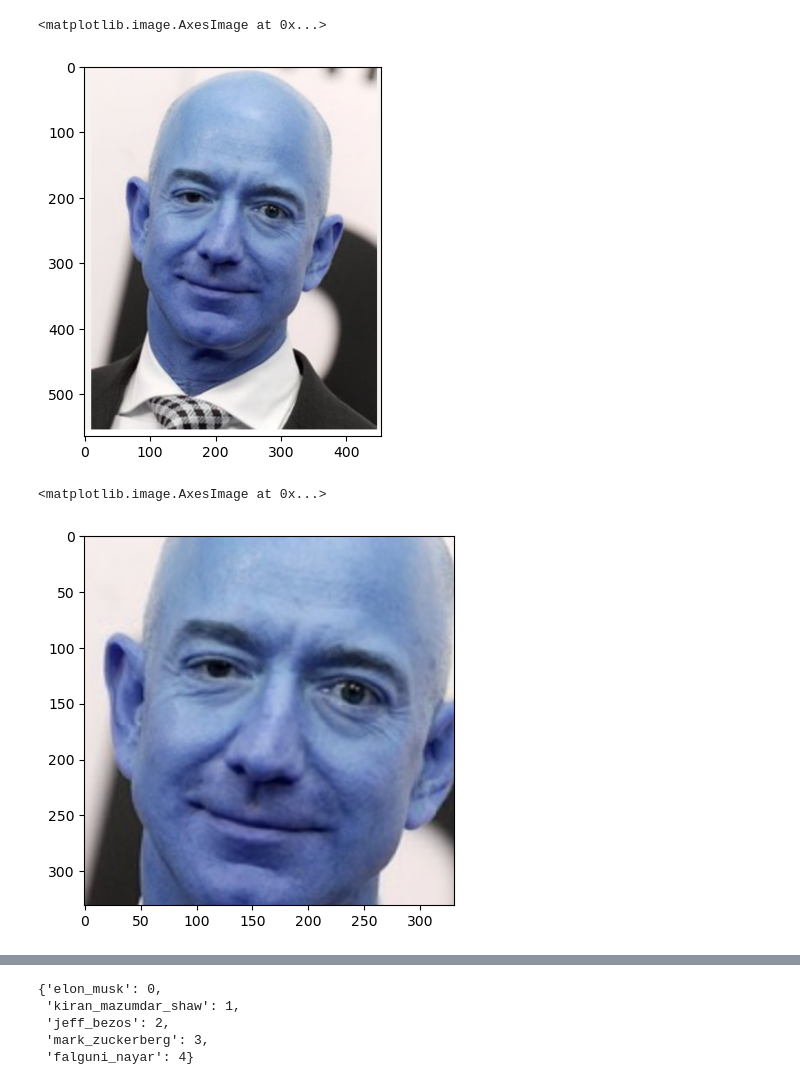
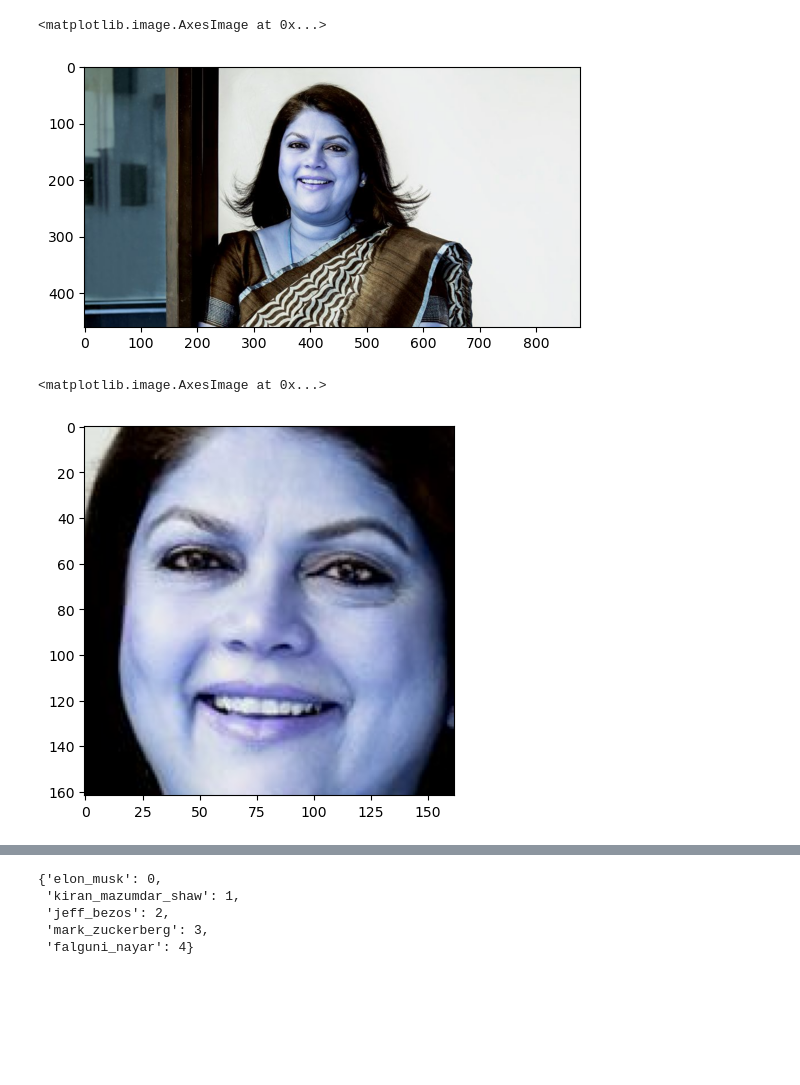
Before and after one commit to SaloniJhalani/Entrepreneurs-Image-Classifier, a Jupyter notebook: notebook/ImageClassifier.ipynb, the cells around one changed output, grey strips where cells are left out. Drawn from its saved outputs; the diff is of its cells as text; code cells hidden in the pictures; blank space fills up the shorter version.

```diff
--- a/notebook/ImageClassifier.ipynb
+++ b/notebook/ImageClassifier.ipynb
@@ -108,14 +76,14 @@ def get_cropped_image_if_2_eyes(image_path):
         if len(eyes) >= 2:
             return roi_color
 # %%
-original_image = cv2.imread('./test_images/1.png')
-plt.imshow(original_image)
+org_image_obstructed = cv2.imread('../image/test_images/2.jpg')
+plt.imshow(org_image_obstructed)
 # %% [output]
 <matplotlib.image.AxesImage at 0x...>
-[figure, old version]
+[figure, new version]
 # %%
-cropped_image = get_cropped_image_if_2_eyes('./test_images/1.png')
-plt.imshow(cropped_image)
+cropped_image_no_2_eyes = get_cropped_image_if_2_eyes('../image/test_images/2.jpg')
+plt.imshow(cropped_image_no_2_eyes)
 # %% [output]
 <matplotlib.image.AxesImage at 0x...>
-[figure, old version]
+[figure, new version]
```
Also changed, not shown: parts of 78 cells of this notebook.
